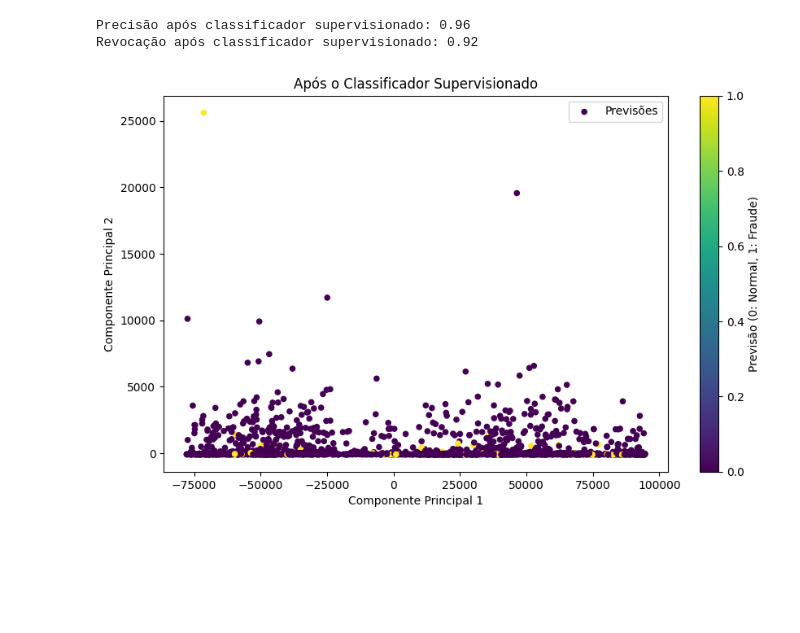
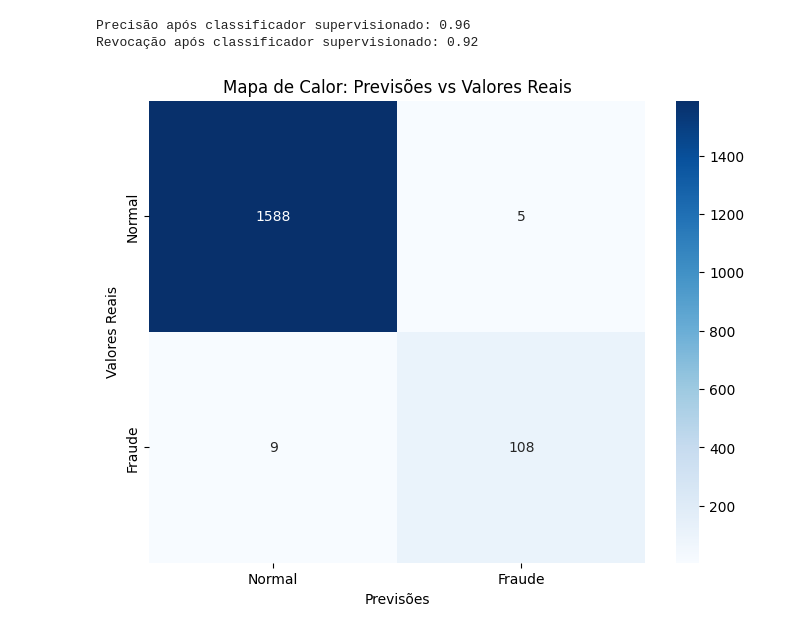
Before and after one commit to cinquetti/Projeto-C318, a Jupyter notebook: Projeto.ipynb, the cells around one changed output. Drawn from its saved outputs; the diff is of its cells as text; code cells hidden in the pictures; blank space fills up the shorter version.

Commit message:
Grafico: Mapa de calor

```diff
--- a/Projeto.ipynb
+++ b/Projeto.ipynb
@@ -145,20 +147,16 @@ print(f"Revocação após classificador supervisionado: {recall:.2f}")
 # %% [output]
 Precisão após classificador supervisionado: 0.96
 Revocação após classificador supervisionado: 0.92
-# %%
-# Adicionar os resultados ao DataFrame para plotagem
-test_results = X_test.copy()
-test_results['Class'] = y_test
-test_results['Prediction'] = y_pred
-
-# Plot após o Classificador Supervisionado
-plt.figure(figsize=(10, 6))
-plt.scatter(test_results['PCA1'], test_results['PCA2'], c=test_results['Prediction'], cmap='viridis', s=20, label="Previsões")
-plt.title("Após o Classificador Supervisionado")
-plt.xlabel("Componente Principal 1")
-plt.ylabel("Componente Principal 2")
-plt.colorbar(label="Previsão (0: Normal, 1: Fraude)")
-plt.legend()
-plt.show()
-# %% [output]
-[figure, removed]
+# %%
+# Calcular a matriz de confusão
+conf_matrix = confusion_matrix(y_test, y_pred)
+
+# Etapa final: Visualizar a matriz de confusão como mapa de calor
+plt.figure(figsize=(8, 6))
+sns.heatmap(conf_matrix, annot=True, fmt="d", cmap="Blues", xticklabels=["Normal", "Fraude"], yticklabels=["Normal", "Fraude"])
+plt.title("Mapa de Calor: Previsões vs Valores Reais")
+plt.xlabel("Previsões")
+plt.ylabel("Valores Reais")
+plt.show()
+# %% [output]
+[figure, added]
```
Also changed, not shown: parts of 1 cell of this notebook.
